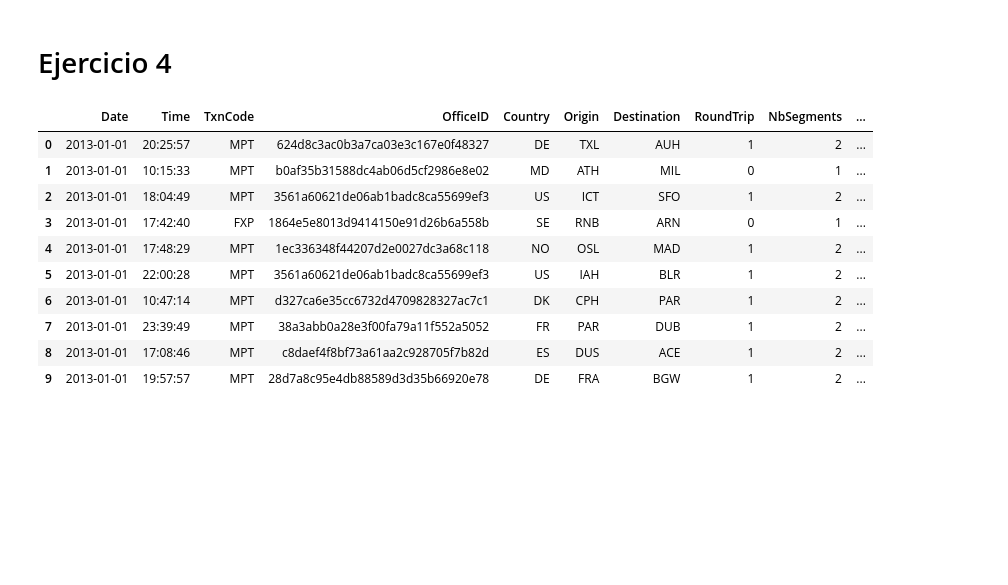
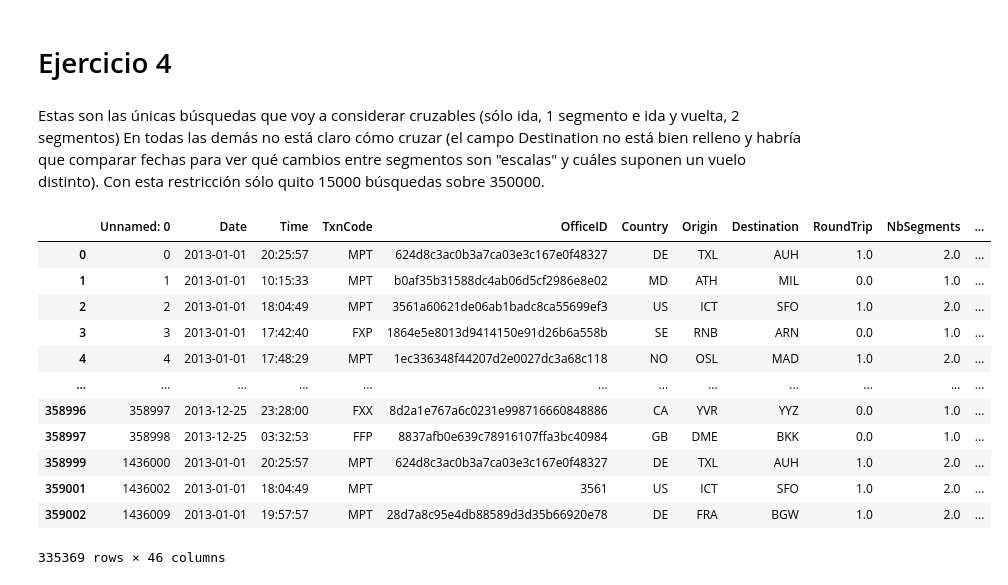
Before and after one commit to jquibla/DS_Challenge, a Jupyter notebook: data_science_challenge.ipynb, the cells around one changed output. Cells and saved outputs as stored; diff of their text form; code cells hidden in the pictures; blank space fills up the shorter version.

```diff
--- a/data_science_challenge.ipynb
+++ b/data_science_challenge.ipynb
@@ -113,19 +137,25 @@ bookings=pd.read_csv('/home/dsc/data/challenge/bookings.csv', sep='^', nrows=10)
 # %%
 pd.set_option('display.max_columns',None)
-# %%
-searches
-# %% [output]
-|  | Date | Time | TxnCode | OfficeID | Country | Origin | Destination | RoundTrip | NbSegments | ... |
-| 0 | 2013-01-01 | 20:25:57 | MPT | 624d8c3ac0b3a7ca03e3c167e0f48327 | DE | TXL | AUH | 1 | 2 | ... |
-| 1 | 2013-01-01 | 10:15:33 | MPT | b0af35b31588dc4ab06d5cf2986e8e02 | MD | ATH | MIL | 0 | 1 | ... |
-| 2 | 2013-01-01 | 18:04:49 | MPT | 3561a60621de06ab1badc8ca55699ef3 | US | ICT | SFO | 1 | 2 | ... |
-| 3 | 2013-01-01 | 17:42:40 | FXP | 1864e5e8013d9414150e91d26b6a558b | SE | RNB | ARN | 0 | 1 | ... |
-| 4 | 2013-01-01 | 17:48:29 | MPT | 1ec336348f44207d2e0027dc3a68c118 | NO | OSL | MAD | 1 | 2 | ... |
-| 5 | 2013-01-01 | 22:00:28 | MPT | 3561a60621de06ab1badc8ca55699ef3 | US | IAH | BLR | 1 | 2 | ... |
-| 6 | 2013-01-01 | 10:47:14 | MPT | d327ca6e35cc6732d4709828327ac7c1 | DK | CPH | PAR | 1 | 2 | ... |
-| 7 | 2013-01-01 | 23:39:49 | MPT | 38a3abb0a28e3f00fa79a11f552a5052 | FR | PAR | DUB | 1 | 2 | ... |
-| 8 | 2013-01-01 | 17:08:46 | MPT | c8daef4f8bf73a61aa2c928705f7b82d | ES | DUS | ACE | 1 | 2 | ... |
-| 9 | 2013-01-01 | 19:57:57 | MPT | 28d7a8c95e4db88589d3d35b66920e78 | DE | FRA | BGW | 1 | 2 | ... |
+# %% [markdown]
+Estas son las únicas búsquedas que voy a considerar cruzables (sólo ida, 1 segmento e ida y vuelta, 2 segmentos)
+En todas las demás no está claro cómo cruzar (el campo Destination no está bien relleno y habría que comparar fechas para ver qué cambios entre segmentos son "escalas" y cuáles suponen un vuelo distinto).
+Con esta restricción sólo quito 15000 búsquedas sobre 350000.
+# %%
+searches[((searches['RoundTrip']==1) & (searches['NbSegments']==2)) | ((searches['RoundTrip']==0) & (searches['NbSegments']==1))]
+# %% [output]
+|  | Unnamed: 0 | Date | Time | TxnCode | OfficeID | Country | Origin | Destination | RoundTrip | NbSegments | ... |
+| 0 | 0 | 2013-01-01 | 20:25:57 | MPT | 624d8c3ac0b3a7ca03e3c167e0f48327 | DE | TXL | AUH | 1.0 | 2.0 | ... |
+| 1 | 1 | 2013-01-01 | 10:15:33 | MPT | b0af35b31588dc4ab06d5cf2986e8e02 | MD | ATH | MIL | 0.0 | 1.0 | ... |
+| 2 | 2 | 2013-01-01 | 18:04:49 | MPT | 3561a60621de06ab1badc8ca55699ef3 | US | ICT | SFO | 1.0 | 2.0 | ... |
+| 3 | 3 | 2013-01-01 | 17:42:40 | FXP | 1864e5e8013d9414150e91d26b6a558b | SE | RNB | ARN | 0.0 | 1.0 | ... |
+| 4 | 4 | 2013-01-01 | 17:48:29 | MPT | 1ec336348f44207d2e0027dc3a68c118 | NO | OSL | MAD | 1.0 | 2.0 | ... |
+| ... | ... | ... | ... | ... | ... | ... | ... | ... | ... | ... | ... |
+| 358996 | 358997 | 2013-12-25 | 23:28:00 | FXX | 8d2a1e767a6c0231e998716660848886 | CA | YVR | YYZ | 0.0 | 1.0 | ... |
+| 358997 | 358998 | 2013-12-25 | 03:32:53 | FFP | 8837afb0e639c78916107ffa3bc40984 | GB | DME | BKK | 0.0 | 1.0 | ... |
+| 358999 | 1436000 | 2013-01-01 | 20:25:57 | MPT | 624d8c3ac0b3a7ca03e3c167e0f48327 | DE | TXL | AUH | 1.0 | 2.0 | ... |
+| 359001 | 1436002 | 2013-01-01 | 18:04:49 | MPT | 3561 | US | ICT | SFO | 1.0 | 2.0 | ... |
+| 359002 | 1436009 | 2013-01-01 | 19:57:57 | MPT | 28d7a8c95e4db88589d3d35b66920e78 | DE | FRA | BGW | 1.0 | 2.0 | ... |
+335369 rows × 46 columns
 # %%
 bookings
 # %% [output]
```
Also changed, not shown: parts of 30 cells of this notebook, 1 other file.
